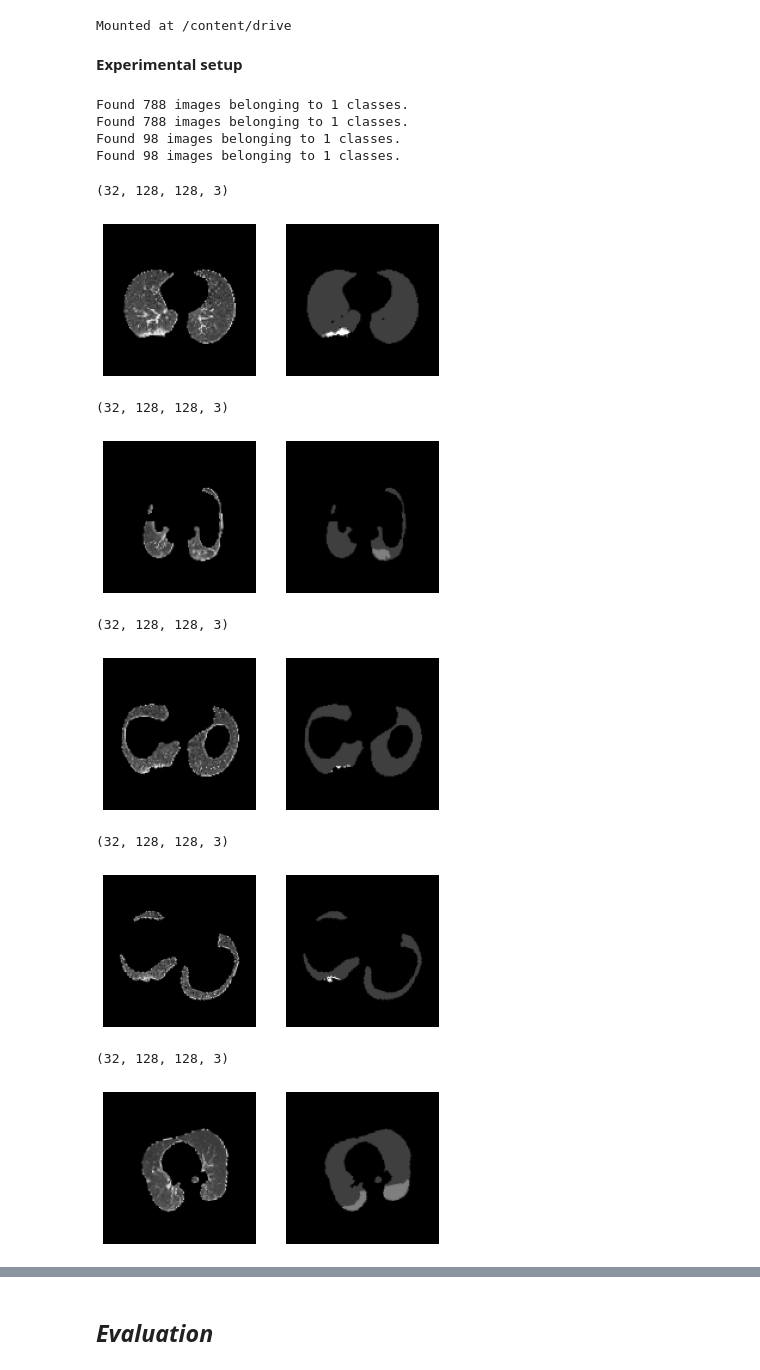
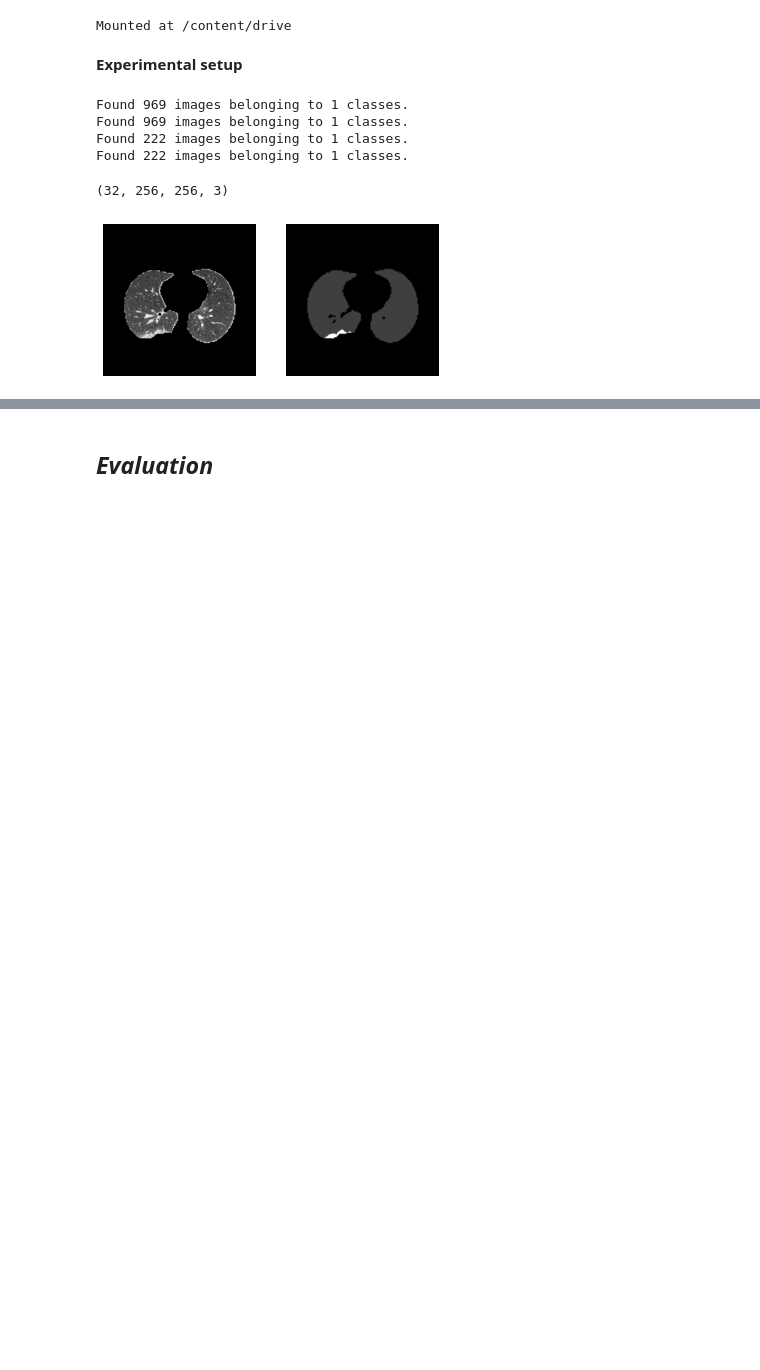
Before and after one commit to andres87sg/LungCT, a Jupyter notebook: LungInfSegm.ipynb, the cells around one changed output, grey strips where cells are left out. Saved outputs shown, nothing was run; the diff lists cells and outputs as text; code cells hidden in the pictures; blank space fills up the shorter version.

```diff
--- a/LungInfSegm.ipynb
+++ b/LungInfSegm.ipynb
@@ -26,8 +26,8 @@ Mounted at /content/drive
 # %% [markdown]
 **Experimental setup**
 # %%
-experiment_name = 'LungInf_SF2_Filt64'
-scale_factor = 4
+experiment_name = 'LungInf_SF2_Filt64_25052021'
+scale_factor = 2
 filters = 64
 image_size = 512
 # %%
@@ -84,35 +84,27 @@ steps_val = image_generator_val.n//image_generator_val.batch_size
 train_generator = zip(image_generator, mask_generator)
 val_generator = zip(image_generator_val, mask_generator_val)
 # %% [output]
-Found 788 images belonging to 1 classes.
-Found 788 images belonging to 1 classes.
-Found 98 images belonging to 1 classes.
-Found 98 images belonging to 1 classes.
+Found 969 images belonging to 1 classes.
+Found 969 images belonging to 1 classes.
+Found 222 images belonging to 1 classes.
+Found 222 images belonging to 1 classes.
 # %%
-for _ in range(5):
+for _ in range(1):
     img = image_generator.next()
     mask = mask_generator.next()
 
     print(img.shape)
     plt.figure(1)
     plt.subplot(1,2,1)
     plt.axis('off')
     plt.imshow(img[0])
     plt.subplot(1,2,2)
     plt.imshow(mask[0])
     plt.axis('off')
     plt.show()
 # %% [output]
-(32, 128, 128, 3)
+(32, 256, 256, 3)
-[figure, old version]
+[figure, new version]
-(32, 128, 128, 3)
-[figure, removed]
-(32, 128, 128, 3)
-[figure, removed]
-(32, 128, 128, 3)
-[figure, removed]
-(32, 128, 128, 3)
-[figure, removed]
 # %%
 def conv_block(tensor, nfilters, size=3, padding='same', initializer="he_normal"):
     x = Conv2D(filters=nfilters, kernel_size=(size, size), padding=padding, kernel_initializer=initializer)(tensor)
```
Also changed, not shown: parts of 4 cells of this notebook.
